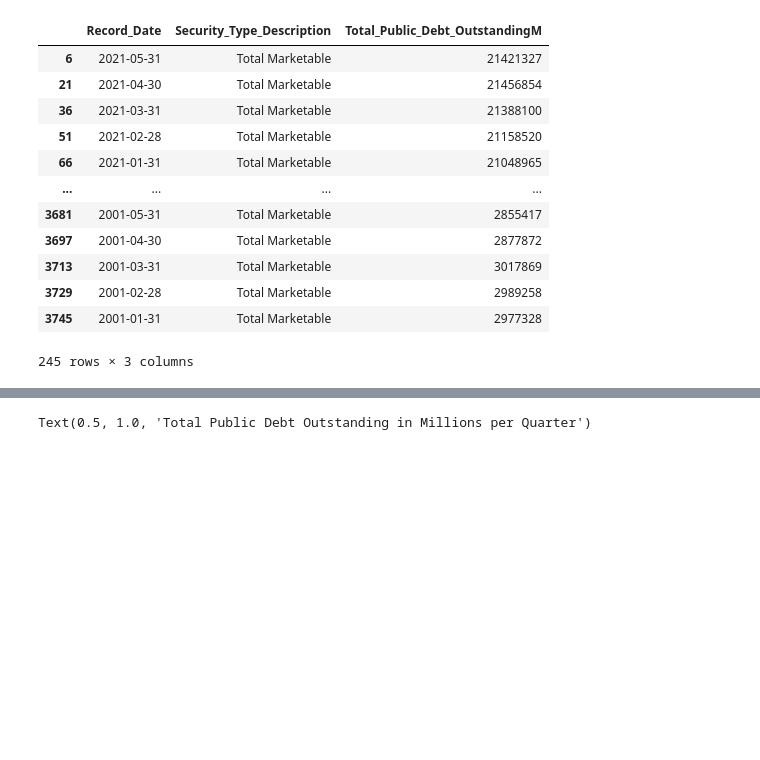
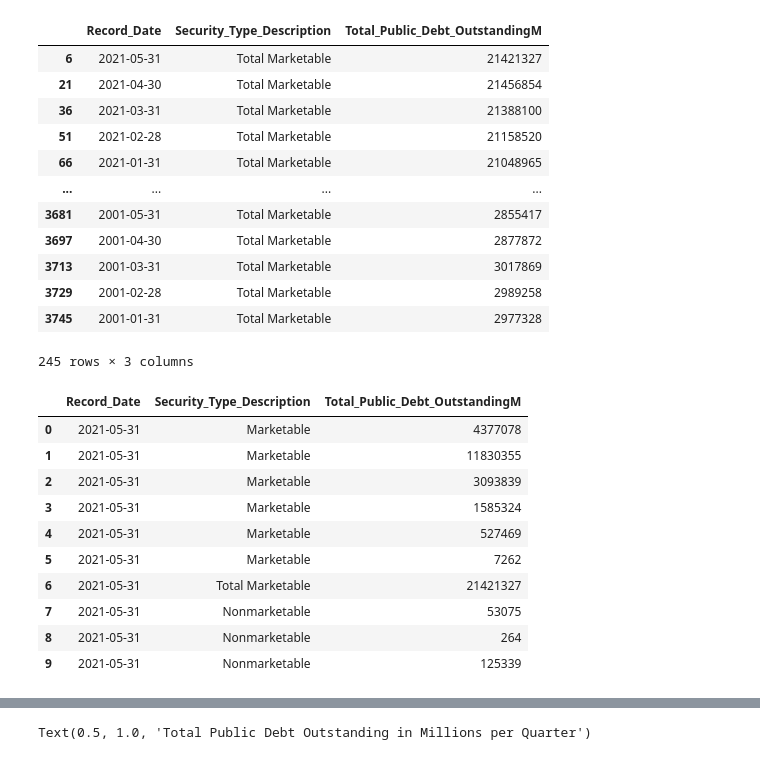
Before and after one commit to kierangraham-au/Data-Project-US-Debt, a Jupyter notebook: usdebt.ipynb, the cells around one changed output, grey strips where cells are left out. Cells and saved outputs as stored; diff of their text form; code cells hidden in the pictures; blank space fills up the shorter version.

```diff
--- a/usdebt.ipynb
+++ b/usdebt.ipynb
@@ -285,3 +285,17 @@ select_marketable
 | 3729 | 2001-02-28 | Total Marketable | 2989258 |
 | 3745 | 2001-01-31 | Total Marketable | 2977328 |
 245 rows × 3 columns
+# %%
+debt_three.head(10)
+# %% [output]
+|  | Record_Date | Security_Type_Description | Total_Public_Debt_OutstandingM |
+| 0 | 2021-05-31 | Marketable | 4377078 |
+| 1 | 2021-05-31 | Marketable | 11830355 |
+| 2 | 2021-05-31 | Marketable | 3093839 |
+| 3 | 2021-05-31 | Marketable | 1585324 |
+| 4 | 2021-05-31 | Marketable | 527469 |
+| 5 | 2021-05-31 | Marketable | 7262 |
+| 6 | 2021-05-31 | Total Marketable | 21421327 |
+| 7 | 2021-05-31 | Nonmarketable | 53075 |
+| 8 | 2021-05-31 | Nonmarketable | 264 |
+| 9 | 2021-05-31 | Nonmarketable | 125339 |
```
Also changed, not shown: parts of 2 cells of this notebook.
